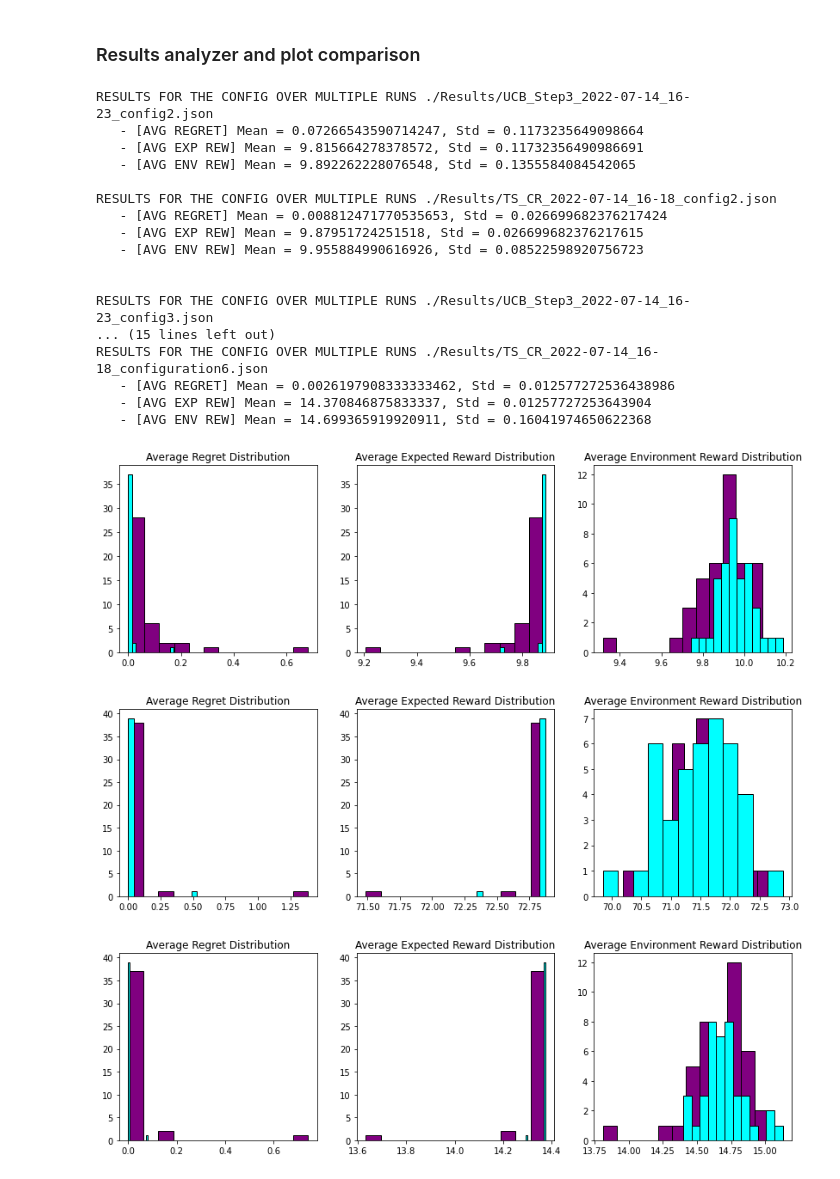
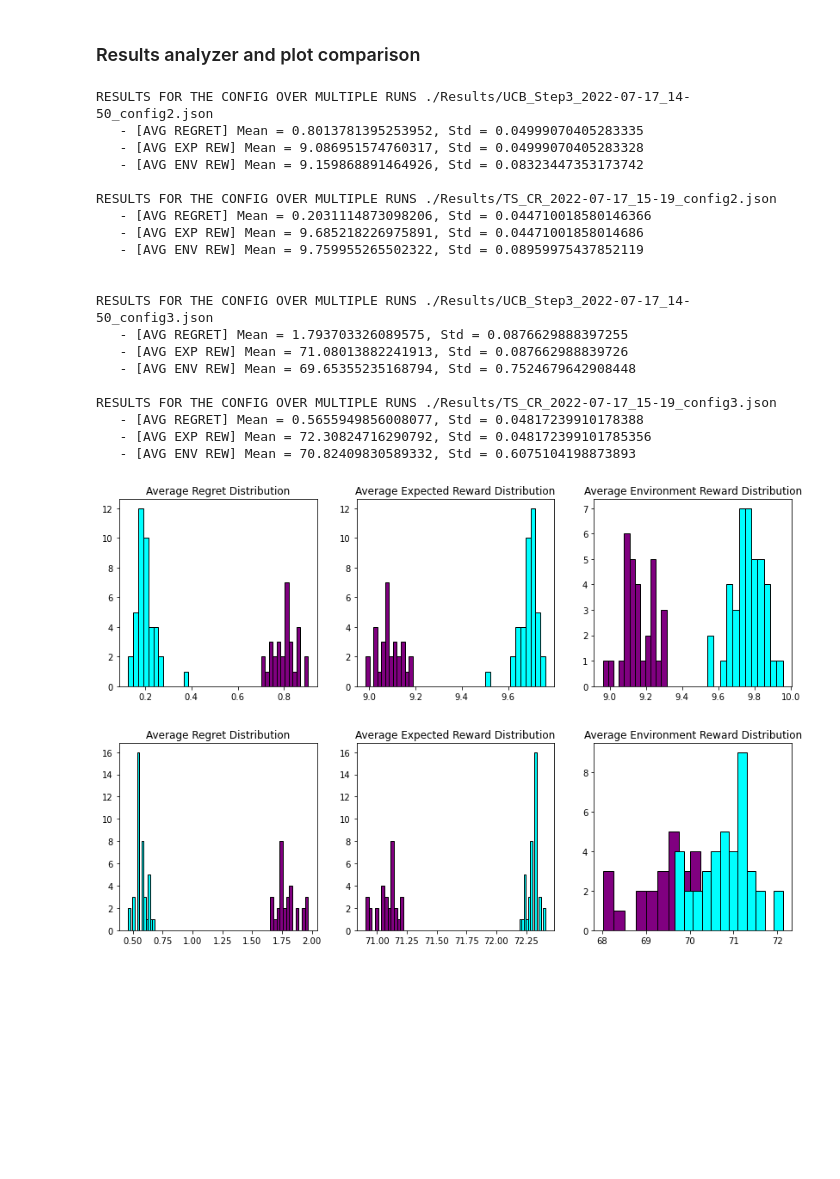
Before and after one commit to alemolteni/team4_projectOLA, a Jupyter notebook: Utilities.ipynb, the cells around one changed output. Cells and saved outputs as stored; diff of their text form; code cells hidden in the pictures; blank space fills up the shorter version.

Commit message:
Results name updated

```diff
--- a/Utilities.ipynb
+++ b/Utilities.ipynb
@@ -13,7 +13,7 @@ from Model.Product import *
 import numpy as np
 
 # ==== PARAMETERS TO CHANGE ====
-config_path = "./Configs/config2.json"
+config_path = "./Configs/ctx_config1.json"
 RANDOM_ARM = True
 arm = [1, 1, 1, 1, 1]
 n_experiments = 500
@@ -575,7 +576,7 @@ MERGE USER CLASSES CHECK (./Configs/configuration4.json):
 # %%
 from scipy.stats import gamma
 
-units_mean = [0.94, 1.45, 1.2, 2.0, 1.5]
+units_mean = [1.94, 3.45, 2.2, 4.0, 3.5]
 actual_means = []
 for i in range(0,len(units_mean)):
     empiric_mean = np.ceil(np.random.gamma(units_mean[i], 1, size=1000000)).mean()
@@ -625,7 +626,7 @@ from IPython.display import clear_output
 
 
 # ==== PARAMETERS TO CHANGE ====
-CONFIG_PATH = './Configs/config3.json'
+CONFIG_PATH = './Configs/ctx_config1.json'
 # ==============================
 
 
@@ -916,27 +917,30 @@ print("")
 
 couples = [
     # Step 3 [0,2]
-    ['UCB_Step3_2022-07-14_16-23_config2.json', 'TS_CR_2022-07-14_16-18_config2.json'],
-    ['UCB_Step3_2022-07-14_16-23_config3.json', 'TS_CR_2022-07-14_16-18_config3.json'],
-    ['UCB_Step4_2022-07-15_14-58_configuration6.json', 'TS_CR_2022-07-14_16-18_configuration6.json'],
+    ['UCB_Step3_2022-07-17_14-50_config2.json', 'TS_CR_2022-07-17_15-19_config2.json'],
+    ['UCB_Step3_2022-07-17_14-50_config3.json', 'TS_CR_2022-07-17_15-19_config3.json'],
+    ['UCB_Step3_2022-07-17_14-50_ctx_config1.json', ''],
     # Step 4 [3,5]
-    ['UCB_Step4_2022-07-14_16-22_config2.json', 'TS_Alphas_2022-07-14_16-25_config2.json'],
-    ['UCB_Step4_2022-07-14_16-22_config3.json', 'TS_Alphas_2022-07-14_16-25_config3.json'],
-    ['UCB_Step4_2022-07-14_16-22_configuration6.json', 'TS_Alphas_2022-07-14_16-25_configuration6.json'],
+    ['UCB_Step4_2022-07-17_15-02_config2.json', 'TS_Alphas_2022-07-17_15-20_config2.json'],
+    ['UCB_Step4_2022-07-17_15-02_config3.json', 'TS_Alphas_2022-07-17_15-20_config3.json'],
+    ['UCB_Step4_2022-07-17_15-02_ctx_config1.json', ''],
     # Step 5 [6,8]
-    ['UCB_Step5_2022-07-14_16-23_config2.json', 'TS_GW_2022-07-14_16-25_config2.json'],
-    ['UCB_Step5_2022-07-14_16-23_config3.json', 'TS_GW_2022-07-14_16-25_config3.json'],
-    ['UCB_Step5_2022-07-14_16-23_configuration6.json', 'TS_GW_2022-07-14_16-25_configuration6.json'],
+    ['UCB_Step5_2022-07-17_15-11_config2.json', 'TS_GW_2022-07-17_15-20_config2.json'],
+    ['UCB_Step5_2022-07-17_15-11_config3.json', 'TS_GW_2022-07-17_15-20_config3.json'],
+    ['UCB_Step5_2022-07-17_15-11_ctx_config1.json', ''],
     # Step 6 [9,12]
-    ['NS-UCB_CD_2022-07-14_15-41_ns_config1.json', 'NS-UCB_SW_2022-07-14_17-08_ns_config1.json'],
-    ['NS-UCB_CD_2022-07-14_15-41_ns_config2.json', 'NS-UCB_SW_2022-07-14_17-08_ns_config2.json'],
-    ['NS-UCB_CD_2022-07-14_15-41_ns_config3.json', 'NS-UCB_SW_2022-07-14_17-08_ns_config3.json'],
-    ['NS-UCB_CD_2022-07-14_15-41_ns_config5.json', 'NS-UCB_SW_2022-07-14_17-08_ns_config5.json'],
-    # Step 7
+    ['NS-UCB_CD_2022-07-17_15-21_ns_config1.json', 'NS-UCB_SW_2022-07-17_15-41_ns_config1.json'],
+    ['NS-UCB_CD_2022-07-17_15-21_ns_config2.json', 'NS-UCB_SW_2022-07-17_15-41_ns_config2.json'],
+    ['NS-UCB_CD_2022-07-17_15-21_ns_config3.json', 'NS-UCB_SW_2022-07-17_15-41_ns_config3.json'],
+    ['NS-UCB_CD_2022-07-17_15-21_ns_config5.json', 'NS-UCB_SW_2022-07-17_15-41_ns_config5.json'],
+    # Step 7 [13,14]
+    ['Contextual-ucb_2022-07-17_14-57_ctx_config1.json', 'Contextual-ts_2022-07-17_14-57_ctx_config1.json'],
+    ['Contextual-ucb_2022-07-17_14-57_ctx_config2.json', 'Contextual-ts_2022-07-17_14-57_ctx_config2.json'],
+
 ]
 
 # ==== PARAMETERS TO CHANGE ====
-INDEX = [0,1,2]
+INDEX = [0,1]
 bins = 12
 # ==============================
 
@@ -963,47 +967,49 @@ for i in INDEX:
     avgExpRew = np.array(results1["averageExpectedRewards"])
     print("   - [AVG EXP REW] Mean = {}, Std = {}".format(avgExpRew.mean(), avgExpRew.std()))
     avgEnvRew = np.array(results1["averageEnvRewards"])
     print("   - [AVG ENV REW] Mean = {}, Std = {}\n".format(avgEnvRew.mean(), avgEnvRew.std()))
 
     print("RESULTS FOR THE CONFIG OVER MULTIPLE RUNS {}".format(RESULT_PATH_2))
     avgReg = np.array(results2["averageRegrets"])
     print("   - [AVG REGRET] Mean = {}, Std = {}".format(avgReg.mean(), avgReg.std()))
     avgExpRew = np.array(results2["averageExpectedRewards"])
     print("   - [AVG EXP REW] Mean = {}, Std = {}".format(avgExpRew.mean(), avgExpRew.std()))
     avgEnvRew = np.array(results2["averageEnvRewards"])
     print("   - [AVG ENV REW] Mean = {}, Std = {}\n\n".format(avgEnvRew.mean(), avgEnvRew.std()))
 
     fig, axes = plt.subplots(ncols=3, nrows=1, sharex=False, figsize=(14,4))
 
     axes[0].set_title("Average Regret Distribution")
     axes[0].hist(results1["averageRegrets"], color = 'purple', edgecolor = 'black', bins = bins)
     axes[0].hist(results2["averageRegrets"], color = 'cyan', edgecolor = 'black', bins = bins)
 
     axes[1].set_title("Average Expected Reward Distribution")
     axes[1].hist(results1["averageExpectedRewards"], color = 'purple', edgecolor = 'black', bins = bins)
     axes[1].hist(results2["averageExpectedRewards"], color = 'cyan', edgecolor = 'black', bins = bins)
 
     axes[2].set_title("Average Environment Reward Distribution")
     axes[2].hist(results1["averageEnvRewards"], color = 'purple', edgecolor = 'black', bins = bins)
     axes[2].hist(results2["averageEnvRewards"], color = 'cyan', edgecolor = 'black', bins = bins)
 # %% [output]
-RESULTS FOR THE CONFIG OVER MULTIPLE RUNS ./Results/UCB_Step3_2022-07-14_16-23_config2.json
-   - [AVG REGRET] Mean = 0.07266543590714247, Std = 0.1173235649098664
-   - [AVG EXP REW] Mean = 9.815664278378572, Std = 0.11732356490986691
-   - [AVG ENV REW] Mean = 9.892262228076548, Std = 0.1355584084542065
+RESULTS FOR THE CONFIG OVER MULTIPLE RUNS ./Results/UCB_Step3_2022-07-17_14-50_config2.json
+   - [AVG REGRET] Mean = 0.8013781395253952, Std = 0.04999070405283335
+   - [AVG EXP REW] Mean = 9.086951574760317, Std = 0.04999070405283328
+   - [AVG ENV REW] Mean = 9.159868891464926, Std = 0.08323447353173742
 
-RESULTS FOR THE CONFIG OVER MULTIPLE RUNS ./Results/TS_CR_2022-07-14_16-18_config2.json
-   - [AVG REGRET] Mean = 0.008812471770535653, Std = 0.026699682376217424
-   - [AVG EXP REW] Mean = 9.87951724251518, Std = 0.026699682376217615
-   - [AVG ENV REW] Mean = 9.955884990616926, Std = 0.08522598920756723
+RESULTS FOR THE CONFIG OVER MULTIPLE RUNS ./Results/TS_CR_2022-07-17_15-19_config2.json
+   - [AVG REGRET] Mean = 0.2031114873098206, Std = 0.044710018580146366
+   - [AVG EXP REW] Mean = 9.685218226975891, Std = 0.04471001858014686
+   - [AVG ENV REW] Mean = 9.759955265502322, Std = 0.08959975437852119
 
 
-RESULTS FOR THE CONFIG OVER MULTIPLE RUNS ./Results/UCB_Step3_2022-07-14_16-23_config3.json
-... (15 lines left out)
-RESULTS FOR THE CONFIG OVER MULTIPLE RUNS ./Results/TS_CR_2022-07-14_16-18_configuration6.json
-   - [AVG REGRET] Mean = 0.0026197908333333462, Std = 0.012577272536438986
-   - [AVG EXP REW] Mean = 14.370846875833337, Std = 0.01257727253643904
-   - [AVG ENV REW] Mean = 14.699365919920911, Std = 0.16041974650622368
+RESULTS FOR THE CONFIG OVER MULTIPLE RUNS ./Results/UCB_Step3_2022-07-17_14-50_config3.json
+   - [AVG REGRET] Mean = 1.793703326089575, Std = 0.0876629888397255
+   - [AVG EXP REW] Mean = 71.08013882241913, Std = 0.087662988839726
+   - [AVG ENV REW] Mean = 69.65355235168794, Std = 0.7524679642908448
+
+RESULTS FOR THE CONFIG OVER MULTIPLE RUNS ./Results/TS_CR_2022-07-17_15-19_config3.json
+   - [AVG REGRET] Mean = 0.5655949856008077, Std = 0.04817239910178388
+   - [AVG EXP REW] Mean = 72.30824716290792, Std = 0.048172399101785356
+   - [AVG ENV REW] Mean = 70.82409830589332, Std = 0.6075104198873893
-[figure, old version]
+[figure, new version]
-[figure, old version]
+[figure, new version]
-[figure, removed]
```
Also changed, not shown: parts of 3 cells of this notebook.
